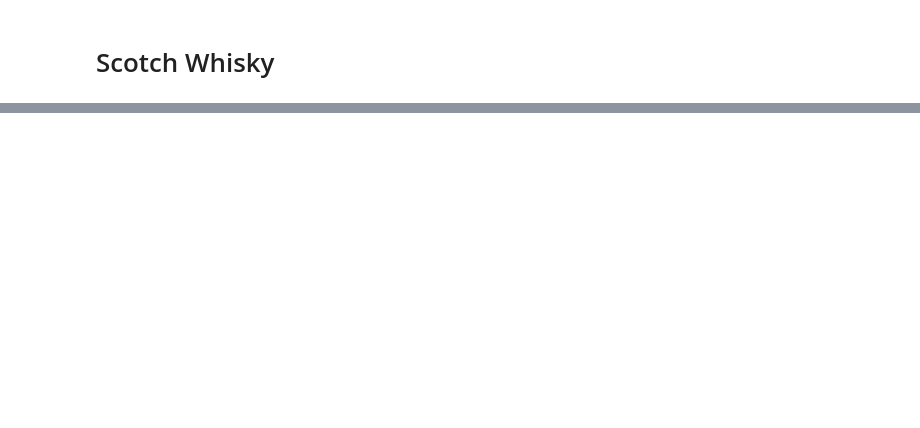
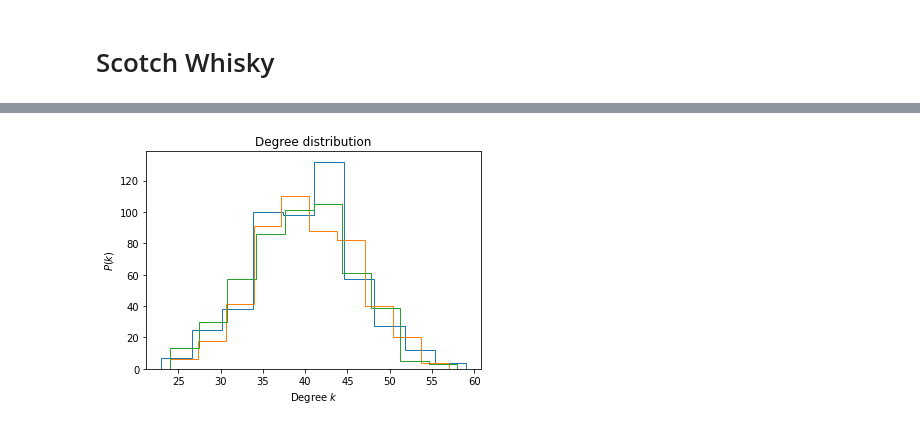
Before and after one commit to DermYoung/edx_HarvardX_Using_Python_for_Research, a Jupyter notebook: Case_Studies.ipynb, the cells around one changed output, grey strips where cells are left out. Saved outputs shown, nothing was run; the diff lists cells and outputs as text; code cells hidden in the pictures; blank space fills up the shorter version.

```diff
--- a/Case_Studies.ipynb
+++ b/Case_Studies.ipynb
@@ -180,0 +335,29 @@ whisky = pd.read_csv("whis")
+# %%
+import networkx as nx
+def plot_degree_distribution(G):
+    degree_sequence = [d for n, d in G.degree()]
+    plt.hist(degree_sequence, histtype="step")
+    plt.xlabel("Degree $k$")
+    plt.ylabel("$P(k)$")
+    plt.title("Degree distribution")
+
+def basic_net_stats(G):
+    print(f"number of nodes: {G.number_of_nodes():d}")
+    print(f"number of edges: {G.number_of_edges():d}")
+    degree_sequence = [d for n, d in G.degree()]
+    print(f"Average degree: {np.mean(degree_sequence):.2f}")
+
+def get_largest_connected_component(G):
+    gen = nx.connected_components(G)
+    nums = [G.subgraph(g).number_of_nodes() for g in gen]
+    return max(nums)
+# %%
+G1 = er_graph(500,0.08)
+G2 = er_graph(500,0.08)
+G3 = er_graph(500,0.08)
+
+plot_degree_distribution(G1)
+plot_degree_distribution(G2)
+plot_degree_distribution(G3)
+# %% [output]
+[figure, added]
```
Also changed, not shown: parts of 30 cells of this notebook, 18 other files.
